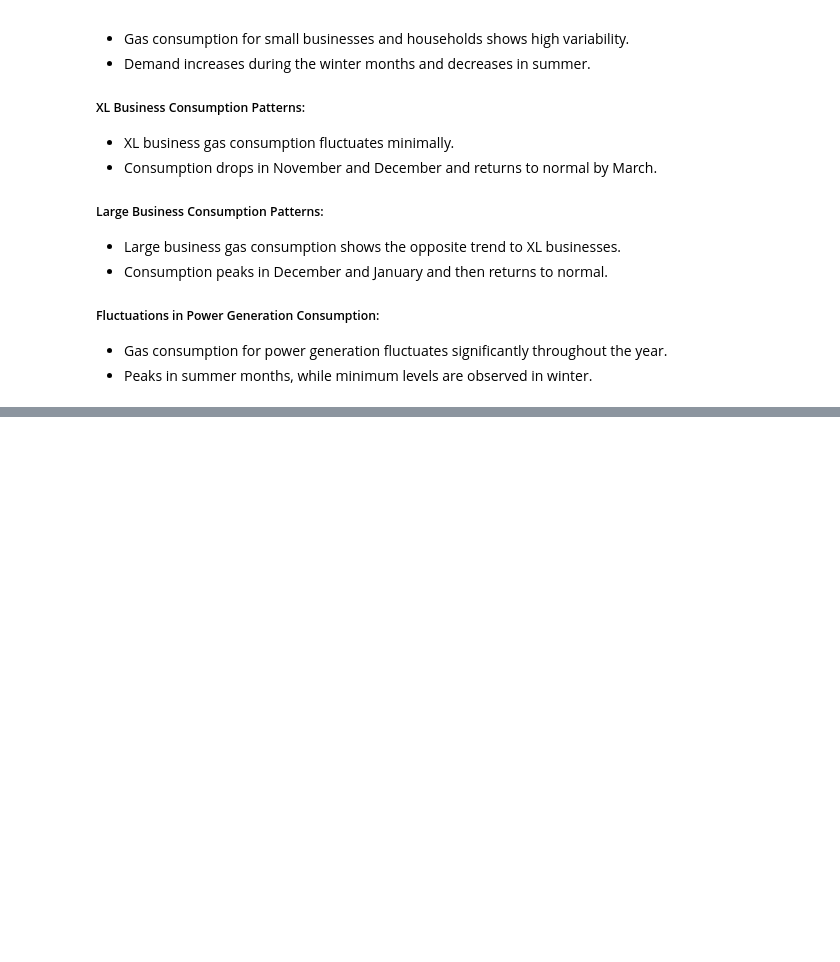
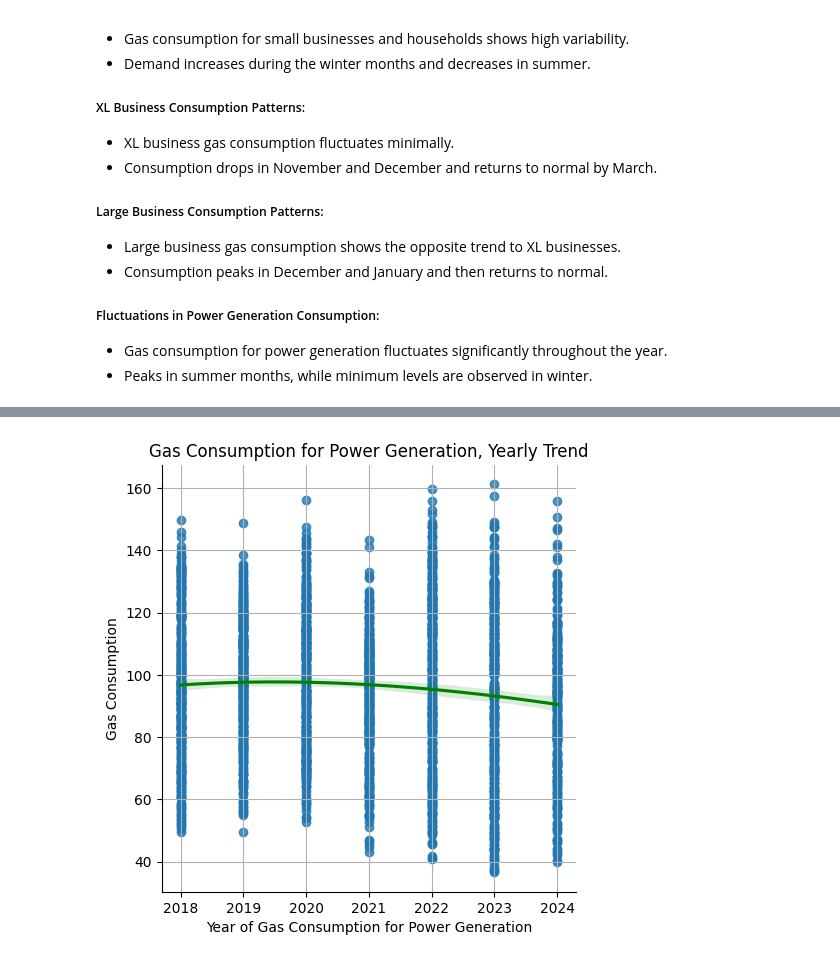
Before and after one commit to Kate-217/pogramming_for_data_analytics, a Jupyter notebook: project/project_2.ipynb, the cells around one changed output, grey strips where cells are left out. Drawn from its saved outputs; the diff is of its cells as text; code cells hidden in the pictures; blank space fills up the shorter version.

```diff
--- a/project/project_2.ipynb
+++ b/project/project_2.ipynb
@@ -291,0 +320,10 @@ plt.show()
+# %%
+# Now the same for yearly trend
+sns.lmplot(x='year', y='power_gen', data=power_g_data, order=3, line_kws={'color': 'green'})
+plt.title('Gas Consumption for Power Generation, Yearly Trend')
+plt.xlabel('Year of Gas Consumption for Power Generation')
+plt.ylabel('Gas Consumption')
+plt.grid(True)
+plt.show()
+# %% [output]
+[figure, added]
```
Also changed, not shown: parts of 10 cells of this notebook.
